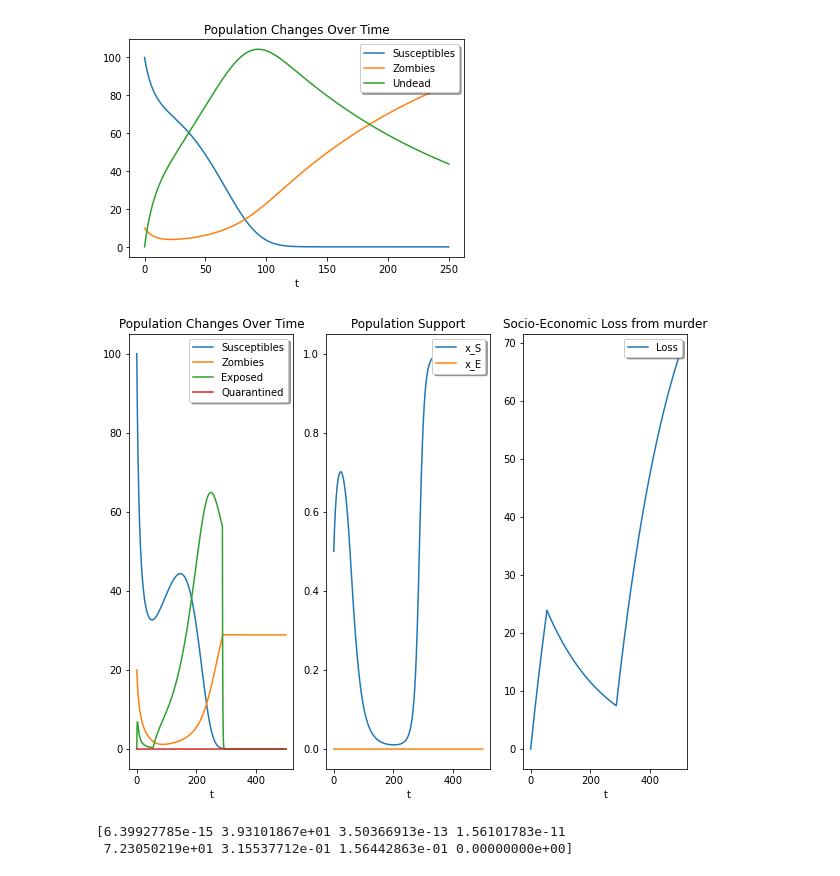
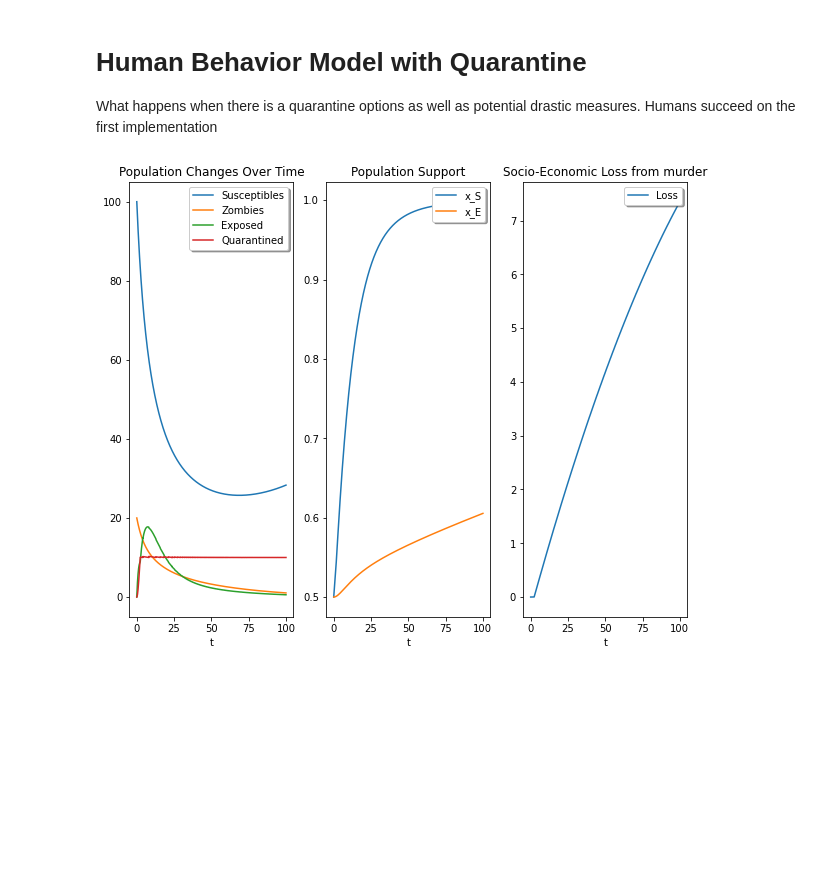
Before and after one commit to lbotti319/zombies, a Jupyter notebook: HumansWinning.ipynb, the cells around one changed output. Cells and saved outputs as stored; diff of their text form; code cells hidden in the pictures; blank space fills up the shorter version.

Commit message:
Added three final scenarios to the Humans Winning notebook. Small fixes in equations, plotting, and docstrings

```diff
--- a/HumansWinning.ipynb
+++ b/HumansWinning.ipynb
@@ -10,40 +54,38 @@ import matplotlib.pyplot as plt
+# %% [markdown]
+# Human Behavior Model with Quarantine
+
+What happens when there is a quarantine options as well as potential drastic measures. Humans succeed on the first implementation
 # %%
 y_0 = np.array([100,10,0,0])
 
 basic_params = [0.005, 0.0185, 0.0078, 0.006, 0.0001, 0.001]
 
-solution = solve_ivp(
-    d_zombie,
-    (0, 250),
-    y_0,
-    first_step=0.05,
-    max_step=0.05,
-    args=basic_params
-)
-basic_plot(solution)
+# solution = solve_ivp(
+#     d_zombie,
+#     (0, 500),
+#     y_0,
+#     first_step=0.05,
+#     max_step=0.05,
+#     args=basic_params
+# )
+# basic_plot(solution)
 
-y_0 = [100, 20, 0, 0, 0, 0.5, 0, 0]
+y_0 = [100, 20, 0, 0, 0, 0.5, 0.5, 0]
 
-quarantine_params = [0, 1]
+quarantine_params = [10, 0.2]
 
-learning_params = [0.5, 0.0005, 0.005, .5, 0.005, 0.005]
+learning_params = [0.5, 0.0005, 0.005, .5, 0.005, 0.05]
 
 params = basic_params + quarantine_params + learning_params
 solution = solve_ivp(
     zombie_human_behavior,
-    (0, 500),
+    (0, 100),
     y_0,
     first_step=0.05,
     max_step=0.05,
     args=params
 )
 
 behavior_plot(solution)
 # %% [output]
-[figure, old version]
+[figure, new version]
-[figure, removed]
-# %%
-print(solution.y.T[-1])
-# %% [output]
-[6.39927785e-15 3.93101867e+01 3.50366913e-13 1.56101783e-11
- 7.23050219e+01 3.15537712e-01 1.56442863e-01 0.00000000e+00]
```
Also changed, not shown: parts of 4 cells of this notebook, 4 other files.
